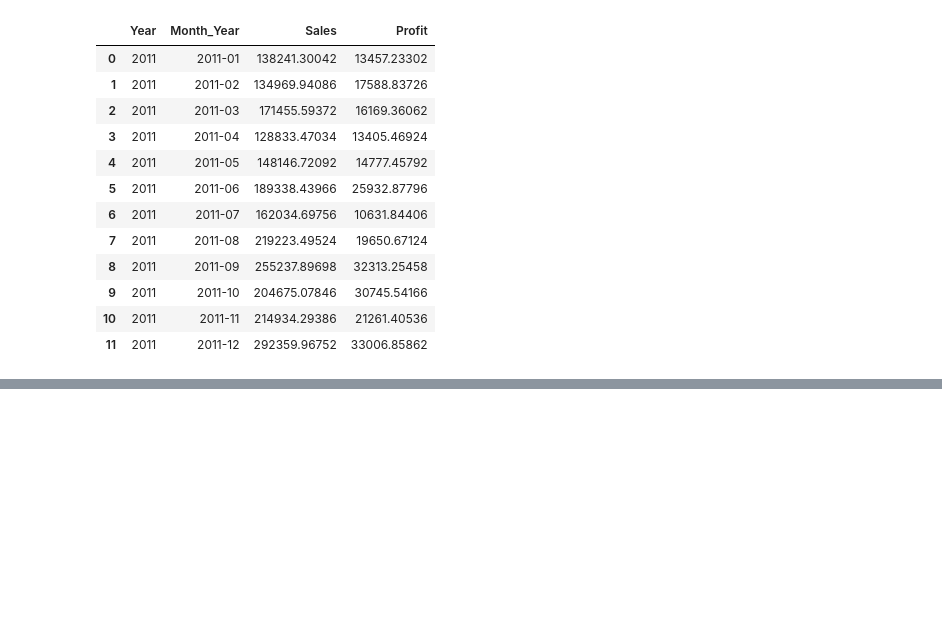
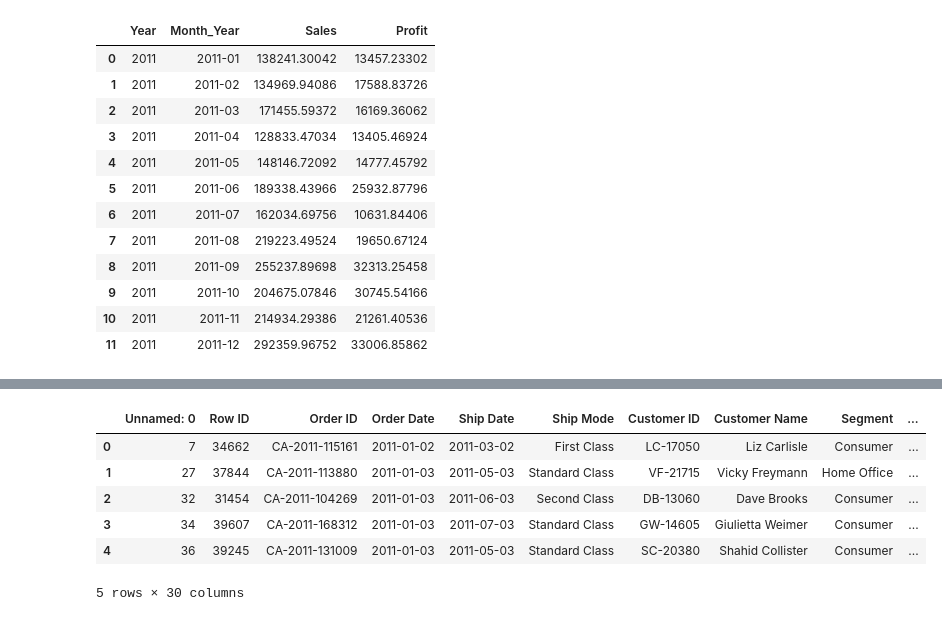
Before and after one commit to rubadhanaraj/Final_project, a Jupyter notebook: superstore_analysis.ipynb, the cells around one changed output, grey strips where cells are left out. Cells and saved outputs as stored; diff of their text form; code cells hidden in the pictures; blank space fills up the shorter version.

```diff
--- a/superstore_analysis.ipynb
+++ b/superstore_analysis.ipynb
@@ -257,0 +299,14 @@ sales_2011
+# %%
+# Load us sales data csv for United states sales data analysis
+load_file = "Resources/cleaned_us_data.csv"
+# Read the CSV into a DataFrame
+cleaned_us_data_df = pd.read_csv(load_file)
+cleaned_us_data_df.head()
+# %% [output]
+|  | Unnamed: 0 | Row ID | Order ID | Order Date | Ship Date | Ship Mode | Customer ID | Customer Name | Segment | ... |
+| 0 | 7 | 34662 | CA-2011-115161 | 2011-01-02 | 2011-03-02 | First Class | LC-17050 | Liz Carlisle | Consumer | ... |
+| 1 | 27 | 37844 | CA-2011-113880 | 2011-01-03 | 2011-05-03 | Standard Class | VF-21715 | Vicky Freymann | Home Office | ... |
+| 2 | 32 | 31454 | CA-2011-104269 | 2011-01-03 | 2011-06-03 | Second Class | DB-13060 | Dave Brooks | Consumer | ... |
+| 3 | 34 | 39607 | CA-2011-168312 | 2011-01-03 | 2011-07-03 | Standard Class | GW-14605 | Giulietta Weimer | Consumer | ... |
+| 4 | 36 | 39245 | CA-2011-131009 | 2011-01-03 | 2011-05-03 | Standard Class | SC-20380 | Shahid Collister | Consumer | ... |
+5 rows × 30 columns
```
Also changed, not shown: parts of 12 cells of this notebook.
